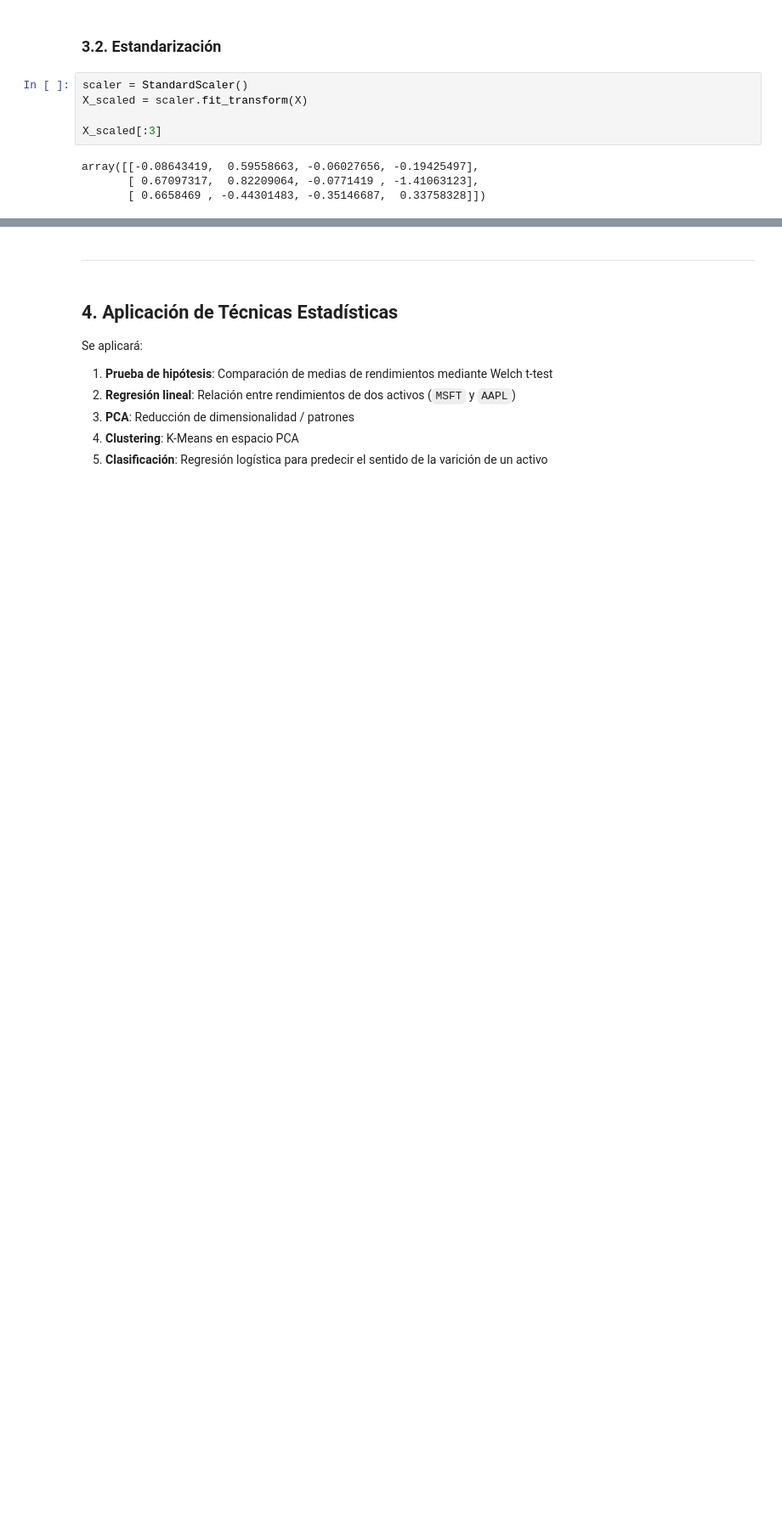
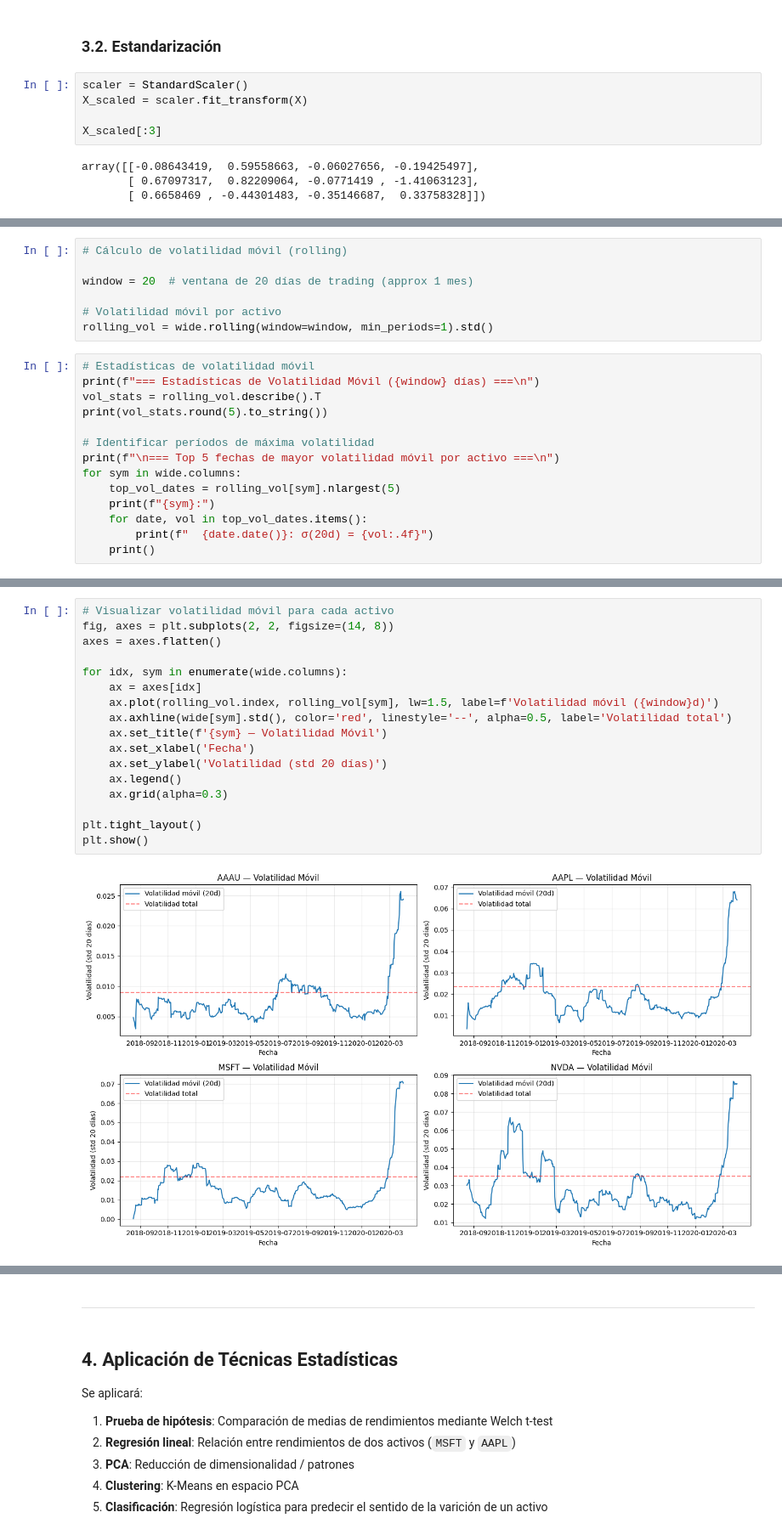
Before and after one commit to JuanCMath/Quantitative-Analysis-of-Financial-Markets, a Jupyter notebook: notebook/Notebook.ipynb, the cells around one changed output, grey strips where cells are left out. Shown at 85% size. Saved outputs shown, nothing was run; the diff lists cells and outputs as text; blank space fills up the shorter version.

Commit message:
Add rolling volatility to data preparation section
Enhanced dataset with rolling volatility values for every asset

```diff
--- a/notebook/Notebook.ipynb
+++ b/notebook/Notebook.ipynb
@@ -547,0 +551,21 @@ array([[-0.08643419,  0.59558663, -0.06027656, -0.19425497],
+# %%
+# Cálculo de volatilidad móvil (rolling)
+
+window = 20  # ventana de 20 días de trading (approx 1 mes)
+
+# Volatilidad móvil por activo
+rolling_vol = wide.rolling(window=window, min_periods=1).std()
+# %%
+# Estadísticas de volatilidad móvil
+print(f"=== Estadísticas de Volatilidad Móvil ({window} días) ===\n")
+vol_stats = rolling_vol.describe().T
+print(vol_stats.round(5).to_string())
+
+# Identificar períodos de máxima volatilidad
+print(f"\n=== Top 5 fechas de mayor volatilidad móvil por activo ===\n")
+for sym in wide.columns:
+    top_vol_dates = rolling_vol[sym].nlargest(5)
+    print(f"{sym}:")
+    for date, vol in top_vol_dates.items():
+        print(f"  {date.date()}: σ(20d) = {vol:.4f}")
+    print()
@@ -547,0 +590,19 @@ array([[-0.08643419,  0.59558663, -0.06027656, -0.19425497],
+# %%
+# Visualizar volatilidad móvil para cada activo
+fig, axes = plt.subplots(2, 2, figsize=(14, 8))
+axes = axes.flatten()
+
+for idx, sym in enumerate(wide.columns):
+    ax = axes[idx]
+    ax.plot(rolling_vol.index, rolling_vol[sym], lw=1.5, label=f'Volatilidad móvil ({window}d)')
+    ax.axhline(wide[sym].std(), color='red', linestyle='--', alpha=0.5, label='Volatilidad total')
+    ax.set_title(f'{sym} — Volatilidad Móvil')
+    ax.set_xlabel('Fecha')
+    ax.set_ylabel('Volatilidad (std 20 días)')
+    ax.legend()
+    ax.grid(alpha=0.3)
+
+plt.tight_layout()
+plt.show()
+# %% [output]
+[figure, added]
```
Also changed, not shown: parts of 6 cells of this notebook.
